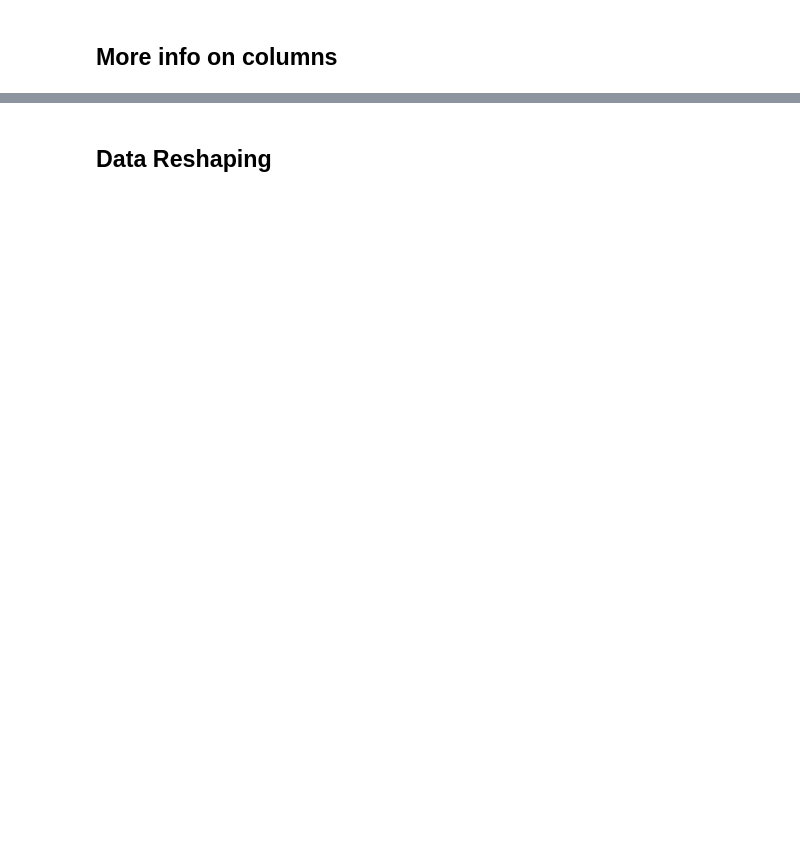
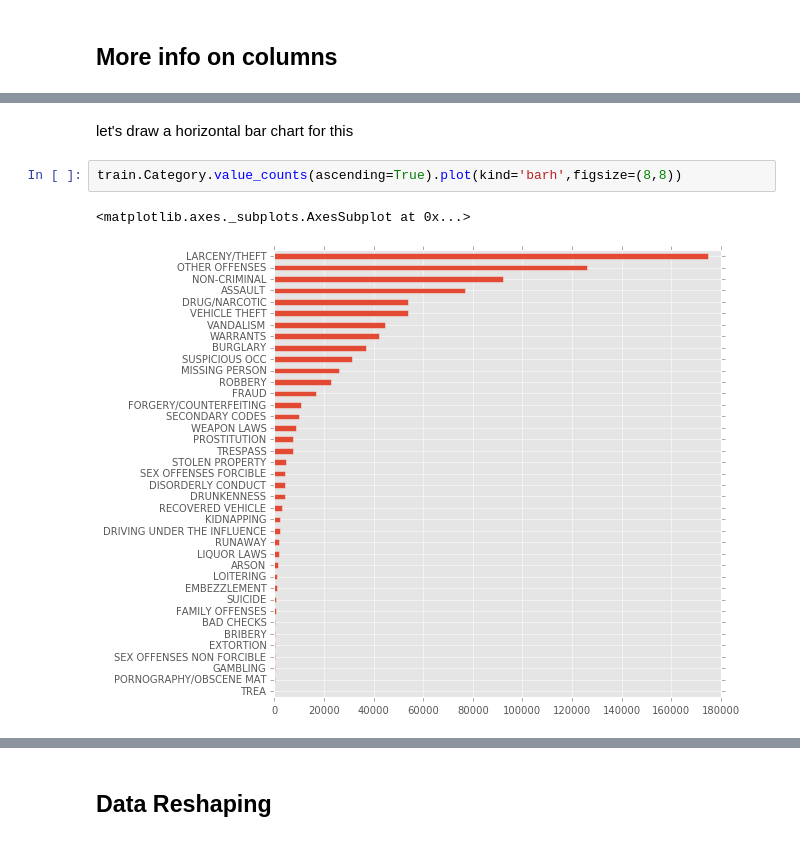
Before and after one commit to mtimet/dspres, a Jupyter notebook: demo/2.1 Data exploration with Pandas.ipynb, the cells around one changed output, grey strips where cells are left out. Drawn from its saved outputs; the diff is of its cells as text; blank space fills up the shorter version.

```diff
--- a/demo/2.1 Data exploration with Pandas.ipynb
+++ b/demo/2.1 Data exploration with Pandas.ipynb
@@ -230,0 +499,7 @@ train.describe(include='all')
+# %% [markdown]
+let's draw a horizontal bar chart for this
+# %%
+train.Category.value_counts(ascending=True).plot(kind='barh',figsize=(8,8))
+# %% [output]
+<matplotlib.axes._subplots.AxesSubplot at 0x...>
+[figure, added]
```
Also changed, not shown: parts of 55 cells of this notebook.
